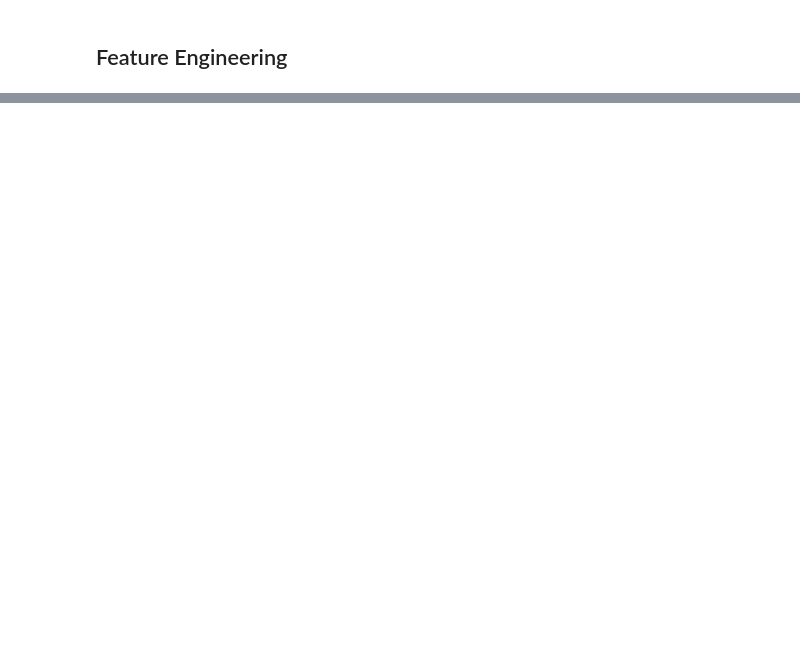
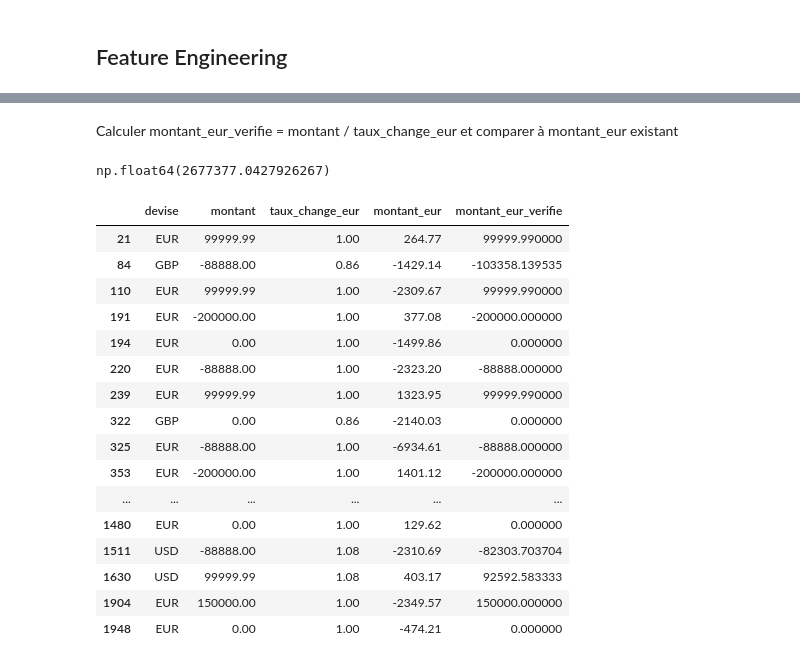
Before and after one commit to yup-py/Bank-Transaction-Audit-and-ETL-Pipeline, a Jupyter notebook: bank_transactions_pipeline.ipynb, the cells around one changed output, grey strips where cells are left out. Saved outputs shown, nothing was run; the diff lists cells and outputs as text; code cells hidden in the pictures; blank space fills up the shorter version.

```diff
--- a/bank_transactions_pipeline.ipynb
+++ b/bank_transactions_pipeline.ipynb
@@ -349,0 +330,3 @@ NameError: name 'lower_m' is not defined
+# %%
+df['is_anomaly'] = df['montant_outlier'] | df['score_invalid']
+df['is_anomaly'].sum()
@@ -351,0 +355,41 @@ NameError: name 'lower_m' is not defined
+# %%
+df['date_transaction'] = pd.to_datetime(df['date_transaction'], errors='coerce')
+# %%
+df['annee'] = df['date_transaction'].dt.year
+df['mois'] =df['date_transaction'].dt.month
+df['trimestre'] = df['date_transaction'].dt.quarter
+df['jour_semaine'] = df['date_transaction'].dt.day_name()
+# %% [markdown]
+Calculer montant_eur_verifie = montant / taux_change_eur et comparer à montant_eur existant
+# %%
+# Recalcul
+df['montant_eur_verifie'] = df['montant'] / df['taux_change_eur']
+
+# Différence
+df['difference_eur'] = df['montant_eur'] - df['montant_eur_verifie']
+# %%
+df['difference_eur'].abs().sum()
+# %% [output]
+np.float64(2677377.0427926267)
+# %%
+df[df['difference_eur'].abs() > 1][
+    ['devise', 'montant', 'taux_change_eur', 'montant_eur', 'montant_eur_verifie']
+]
+# %% [output]
+|  | devise | montant | taux_change_eur | montant_eur | montant_eur_verifie |
+| 21 | EUR | 99999.99 | 1.00 | 264.77 | 99999.990000 |
+| 84 | GBP | -88888.00 | 0.86 | -1429.14 | -103358.139535 |
+| 110 | EUR | 99999.99 | 1.00 | -2309.67 | 99999.990000 |
+| 191 | EUR | -200000.00 | 1.00 | 377.08 | -200000.000000 |
+| 194 | EUR | 0.00 | 1.00 | -1499.86 | 0.000000 |
+| 220 | EUR | -88888.00 | 1.00 | -2323.20 | -88888.000000 |
+| 239 | EUR | 99999.99 | 1.00 | 1323.95 | 99999.990000 |
+| 322 | GBP | 0.00 | 0.86 | -2140.03 | 0.000000 |
+| 325 | EUR | -88888.00 | 1.00 | -6934.61 | -88888.000000 |
+| 353 | EUR | -200000.00 | 1.00 | 1401.12 | -200000.000000 |
+| ... | ... | ... | ... | ... | ... |
+| 1480 | EUR | 0.00 | 1.00 | 129.62 | 0.000000 |
+| 1511 | USD | -88888.00 | 1.08 | -2310.69 | -82303.703704 |
+| 1630 | USD | 99999.99 | 1.08 | 403.17 | 92592.583333 |
+| 1904 | EUR | 150000.00 | 1.00 | -2349.57 | 150000.000000 |
+| 1948 | EUR | 0.00 | 1.00 | -474.21 | 0.000000 |
```
Also changed, not shown: parts of 34 cells of this notebook, 1 other file.
